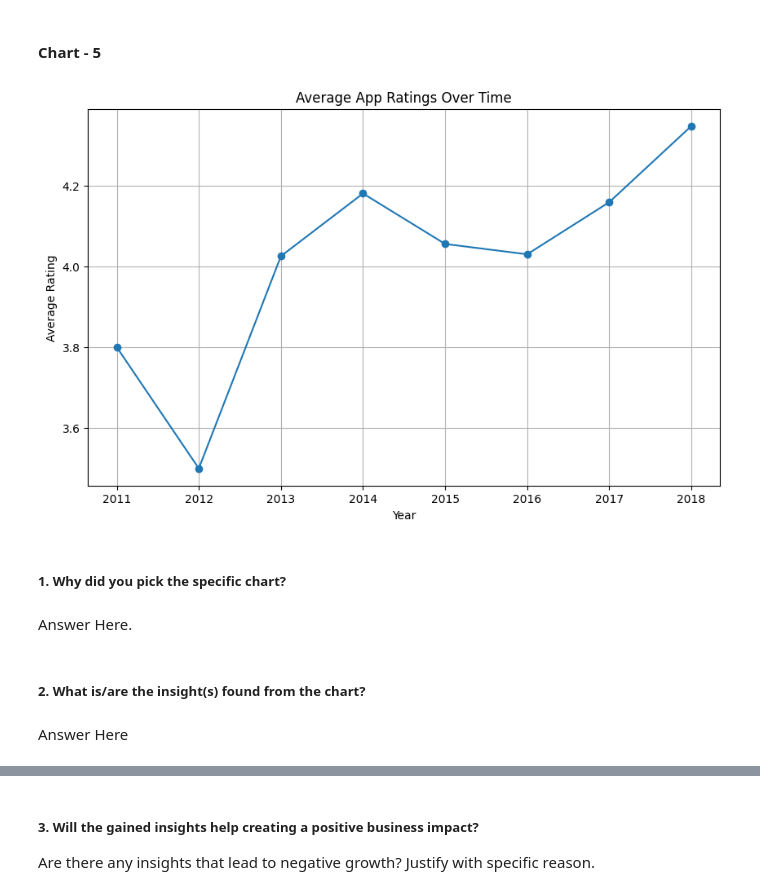
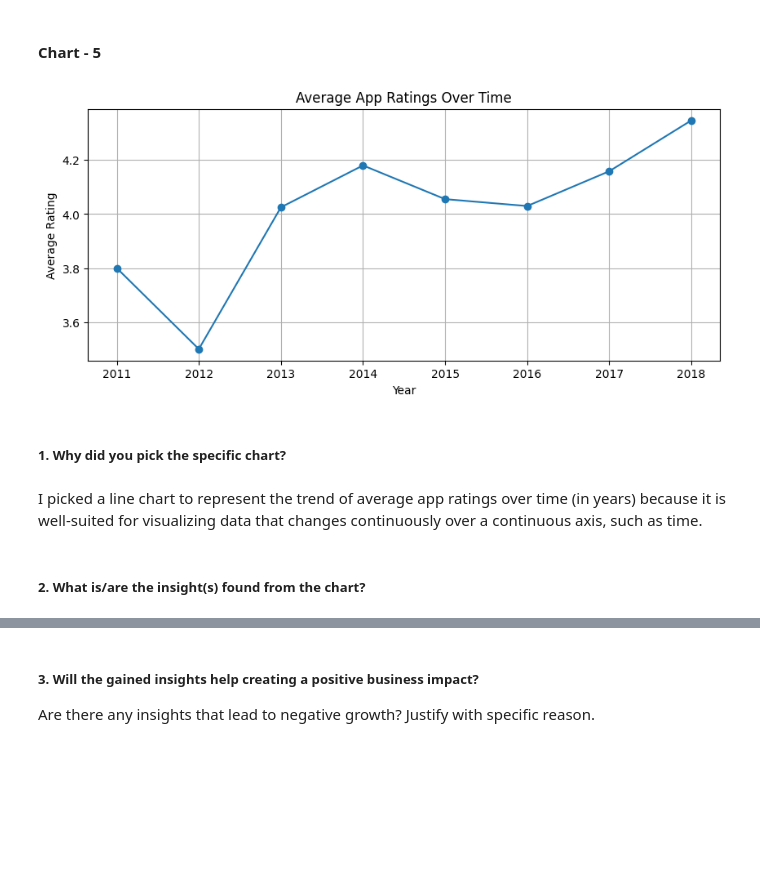
Before and after one commit to JatinKrRana/Alma_Better-Capstone_Project_1, a Jupyter notebook: Play_Store_App_Review_Analysis.ipynb, the cells around one changed output, grey strips where cells are left out. Drawn from its saved outputs; the diff is of its cells as text; code cells hidden in the pictures; blank space fills up the shorter version.

```diff
--- a/Play_Store_App_Review_Analysis.ipynb
+++ b/Play_Store_App_Review_Analysis.ipynb
@@ -905,21 +929,19 @@ Answer Here
 # %% [markdown]
 #### Chart - 5
 # %%
-plt.figure(figsize=(10, 6))
+plt.figure(figsize=(10, 4))
 plt.plot(average_ratings.index, average_ratings, marker='o')
 plt.xlabel('Year')
 plt.ylabel('Average Rating')
 plt.title('Average App Ratings Over Time')
 plt.grid(True)
 
 plt.show()
 # %% [output]
-[figure, old version]
+[figure, new version]
 # %% [markdown]
 ##### 1. Why did you pick the specific chart?
-# %% [markdown]
-Answer Here.
+# %% [markdown]
+I picked a line chart to represent the trend of average app ratings over time (in years) because it is well-suited for visualizing data that changes continuously over a continuous axis, such as time.
 # %% [markdown]
 ##### 2. What is/are the insight(s) found from the chart?
-# %% [markdown]
-Answer Here
```
Also changed, not shown: parts of 32 cells of this notebook.
